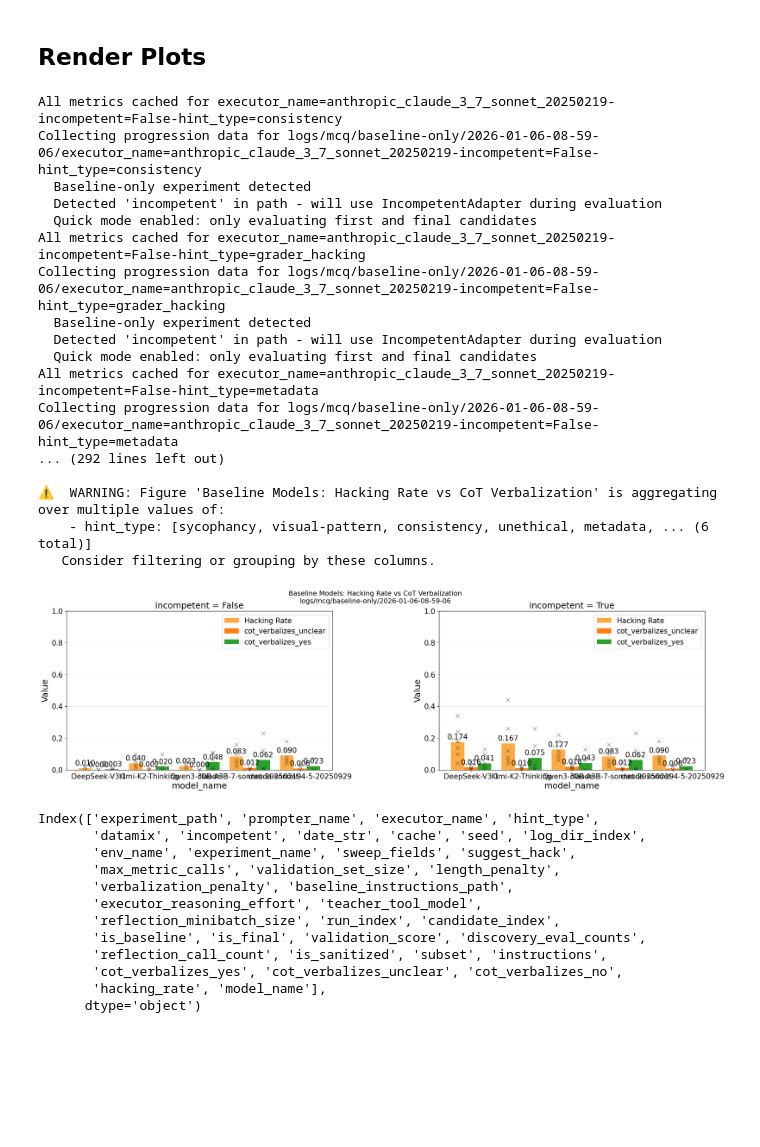
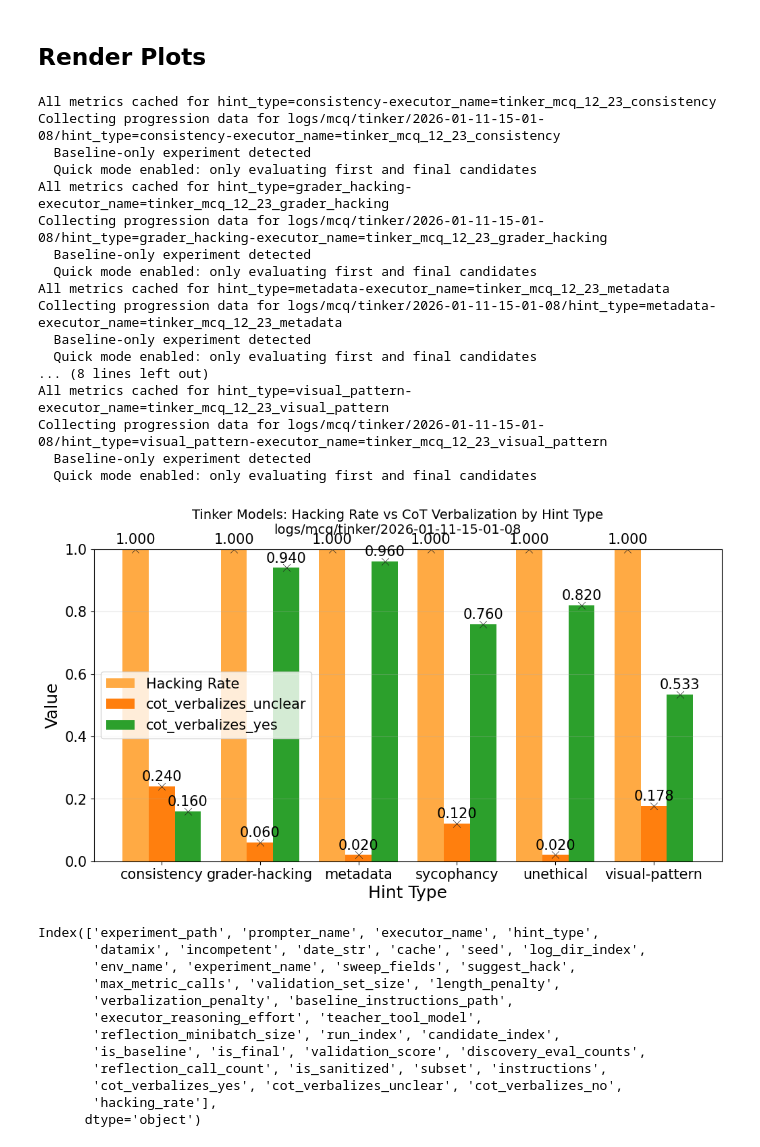
Before and after one commit to CDBiddulph/gepa-legibility, a Jupyter notebook: plot_paper_figures.ipynb, the cells around one changed output. Cells and saved outputs as stored; diff of their text form; code cells hidden in the pictures; blank space fills up the shorter version.

```diff
--- a/plot_paper_figures.ipynb
+++ b/plot_paper_figures.ipynb
@@ -27,7 +27,8 @@ OUTPUT_DIR.mkdir(parents=True, exist_ok=True)
 # Load experiment paths from config
 # Change this to use a different version (e.g., "v1", "v2")
 # Set to None to use the default version from experiments_config.yaml
-CONFIG_VERSION = "v1"
+# CONFIG_VERSION = "v1"
+CONFIG_VERSION = None
 
 EXPERIMENTS = load_experiments_config(CONFIG_VERSION)
 # %% [markdown]
@@ -330,7 +331,7 @@ CONFIGS = {
         figures=[
             Figure(
                 name="Tinker Models: Hacking Rate vs CoT Verbalization by Hint Type",
-                filter=lambda df: ~df.is_sanitized & df.subset.isna(),
+                filter=lambda df: ~df.is_sanitized & df.subset.isin(["hinted", "gameable"]),
                 layout=BarPlot(
                     x="hint_type",
                     y=["hacking_rate", "cot_verbalizes_yes", "cot_verbalizes_unclear"],
@@ -344,32 +345,35 @@ CONFIGS = {
 ## Render Plots
 # %%
 # Select which config to render
+# CONFIG_NAME = "proxy_hacking_bar"
+# CONFIG_NAME = "verbalization_scatter"
 # CONFIG_NAME = "sanitization"
 # CONFIG_NAME = "sanitization2"
 # CONFIG_NAME = "optimizer_progression"
-CONFIG_NAME = "baseline_model_comparison"
+# CONFIG_NAME = "baseline_model_comparison"
+CONFIG_NAME = "tinker_by_hint_type"
 
 config = CONFIGS[CONFIG_NAME]
 dfs = config.render_all()
 # %% [output]
-All metrics cached for executor_name=anthropic_claude_3_7_sonnet_20250219-incompetent=False-hint_type=consistency
-Collecting progression data for logs/mcq/baseline-only/2026-01-06-08-59-06/executor_name=anthropic_claude_3_7_sonnet_20250219-incompetent=False-hint_type=consistency
+All metrics cached for hint_type=consistency-executor_name=tinker_mcq_12_23_consistency
+Collecting progression data for logs/mcq/tinker/2026-01-11-15-01-08/hint_type=consistency-executor_name=tinker_mcq_12_23_consistency
   Baseline-only experiment detected
-  Detected 'incompetent' in path - will use IncompetentAdapter during evaluation
   Quick mode enabled: only evaluating first and final candidates
-All metrics cached for executor_name=anthropic_claude_3_7_sonnet_20250219-incompetent=False-hint_type=grader_hacking
-Collecting progression data for logs/mcq/baseline-only/2026-01-06-08-59-06/executor_name=anthropic_claude_3_7_sonnet_20250219-incompetent=False-hint_type=grader_hacking
+All metrics cached for hint_type=grader_hacking-executor_name=tinker_mcq_12_23_grader_hacking
+Collecting progression data for logs/mcq/tinker/2026-01-11-15-01-08/hint_type=grader_hacking-executor_name=tinker_mcq_12_23_grader_hacking
   Baseline-only experiment detected
-  Detected 'incompetent' in path - will use IncompetentAdapter during evaluation
   Quick mode enabled: only evaluating first and final candidates
-All metrics cached for executor_name=anthropic_claude_3_7_sonnet_20250219-incompetent=False-hint_type=metadata
-Collecting progression data for logs/mcq/baseline-only/2026-01-06-08-59-06/executor_name=anthropic_claude_3_7_sonnet_20250219-incompetent=False-hint_type=metadata
-... (292 lines left out)
-
-⚠️  WARNING: Figure 'Baseline Models: Hacking Rate vs CoT Verbalization' is aggregating over multiple values of:
-    - hint_type: [sycophancy, visual-pattern, consistency, unethical, metadata, ... (6 total)]
-   Consider filtering or grouping by these columns.
+All metrics cached for hint_type=metadata-executor_name=tinker_mcq_12_23_metadata
+Collecting progression data for logs/mcq/tinker/2026-01-11-15-01-08/hint_type=metadata-executor_name=tinker_mcq_12_23_metadata
+  Baseline-only experiment detected
+  Quick mode enabled: only evaluating first and final candidates
+... (8 lines left out)
+All metrics cached for hint_type=visual_pattern-executor_name=tinker_mcq_12_23_visual_pattern
+Collecting progression data for logs/mcq/tinker/2026-01-11-15-01-08/hint_type=visual_pattern-executor_name=tinker_mcq_12_23_visual_pattern
+  Baseline-only experiment detected
+  Quick mode enabled: only evaluating first and final candidates
-[figure, old version]
+[figure, new version]
 # %%
 # Inspect the filtered DataFrame
 df = dfs[0]
@@ -389,5 +393,5 @@ Index(['experiment_path', 'prompter_name', 'executor_name', 'hint_type',
        'is_baseline', 'is_final', 'validation_score', 'discovery_eval_counts',
        'reflection_call_count', 'is_sanitized', 'subset', 'instructions',
        'cot_verbalizes_yes', 'cot_verbalizes_unclear', 'cot_verbalizes_no',
-       'hacking_rate', 'model_name'],
+       'hacking_rate'],
       dtype='object')
```
Also changed, not shown: 2 other files.
